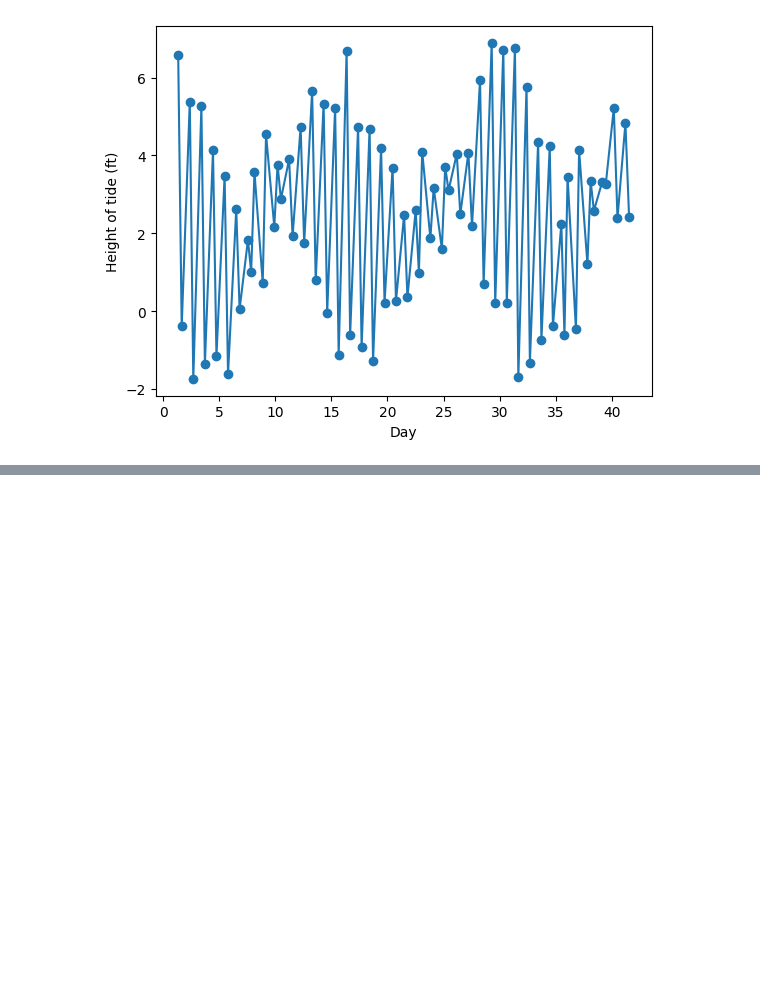
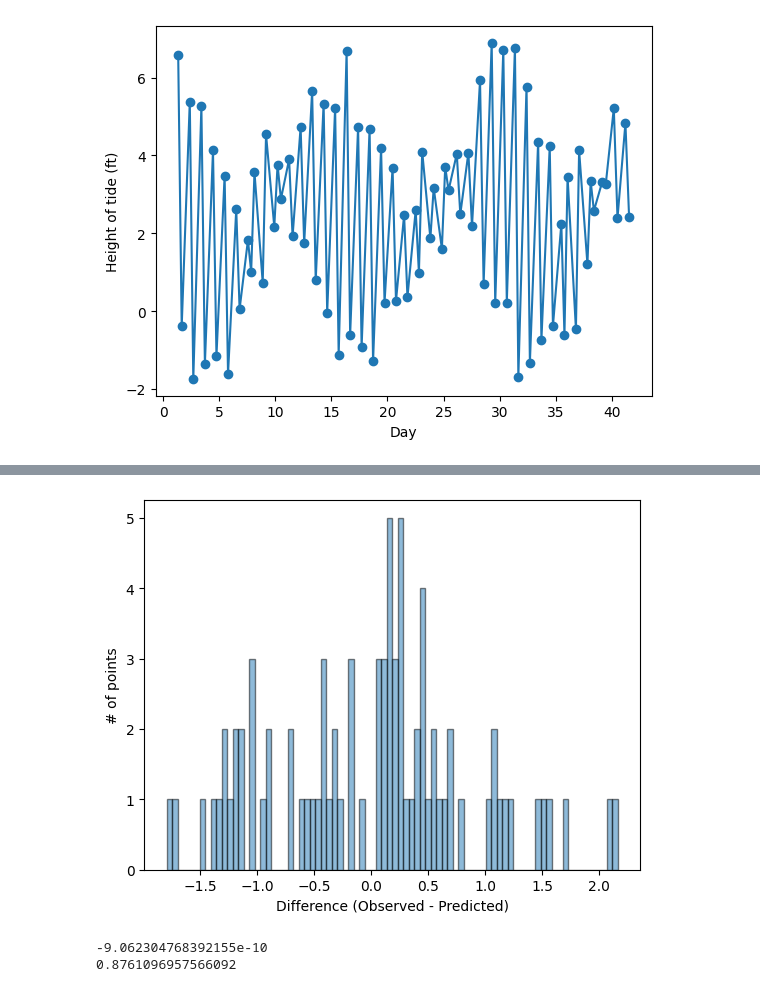
Before and after one commit to tchengsd/astr-group-project, a Jupyter notebook: group_project.ipynb, the cells around one changed output, grey strips where cells are left out. Saved outputs shown, nothing was run; the diff lists cells and outputs as text; code cells hidden in the pictures; blank space fills up the shorter version.

```diff
--- a/group_project.ipynb
+++ b/group_project.ipynb
@@ -84,0 +94,22 @@ plt.show()
+# %%
+residuals = []
+i = 0
+while i < len(height):
+    #subtracted the best fit from the data to get the residuals
+    residuals.append(height[i] - height_fit[i])
+    i += 1
+plt.hist(residuals, bins = len(residuals), alpha=0.5, edgecolor='black')
+plt.xlabel('Difference (Observed - Predicted)')
+plt.ylabel('# of points')
+plt.show()
+#plt.savefig("residuals.pdf", bbox_inches="tight", facecolor="white")
+# %% [output]
+[figure, added]
+# %%
+mean_error = np.mean(residuals)
+standard_error = np.std(residuals)
+print(mean_error)
+print(standard_error)
+# %% [output]
+-9.062304768392155e-10
+0.8761096957566092
```
Also changed, not shown: parts of 5 cells of this notebook.
